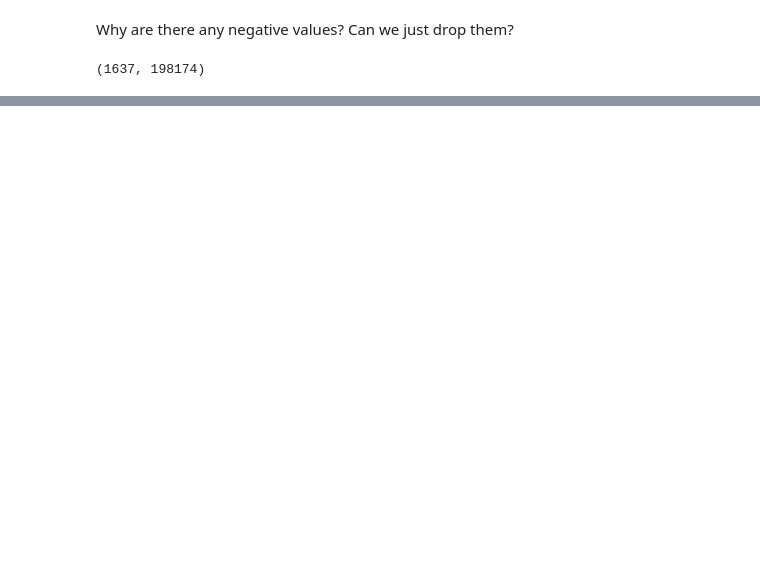
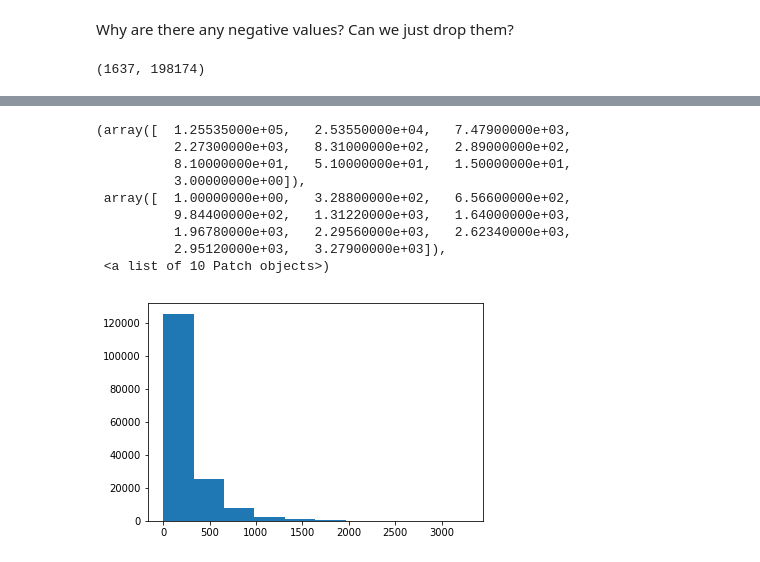
Before and after one commit to luketibbott/benson, a Jupyter notebook: benson-KF.ipynb, the cells around one changed output, grey strips where cells are left out. Saved outputs shown, nothing was run; the diff lists cells and outputs as text; code cells hidden in the pictures; blank space fills up the shorter version.

```diff
--- a/benson-KF.ipynb
+++ b/benson-KF.ipynb
@@ -138,0 +143,15 @@ len(df[df['ENTRY_DIFFS'] < 0]), len(df)
+# %%
+clean_df = df[(df['ENTRY_DIFFS'] < 2E5) & (df['ENTRY_DIFFS'] > 0)]
+# %%
+plt.hist(clean_df['ENTRY_DIFFS'].dropna())
+# %% [output]
+(array([  1.25535000e+05,   2.53550000e+04,   7.47900000e+03,
+          2.27300000e+03,   8.31000000e+02,   2.89000000e+02,
+          8.10000000e+01,   5.10000000e+01,   1.50000000e+01,
+          3.00000000e+00]),
+ array([  1.00000000e+00,   3.28800000e+02,   6.56600000e+02,
+          9.84400000e+02,   1.31220000e+03,   1.64000000e+03,
+          1.96780000e+03,   2.29560000e+03,   2.62340000e+03,
+          2.95120000e+03,   3.27900000e+03]),
+ <a list of 10 Patch objects>)
+[figure, added]
```
Also changed, not shown: parts of 9 cells of this notebook.
